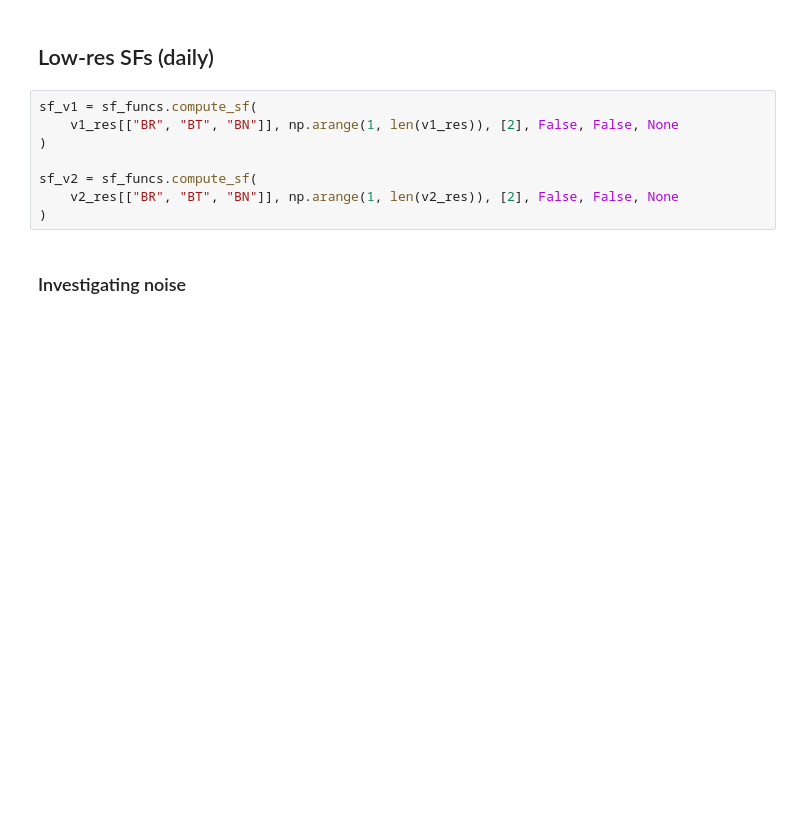
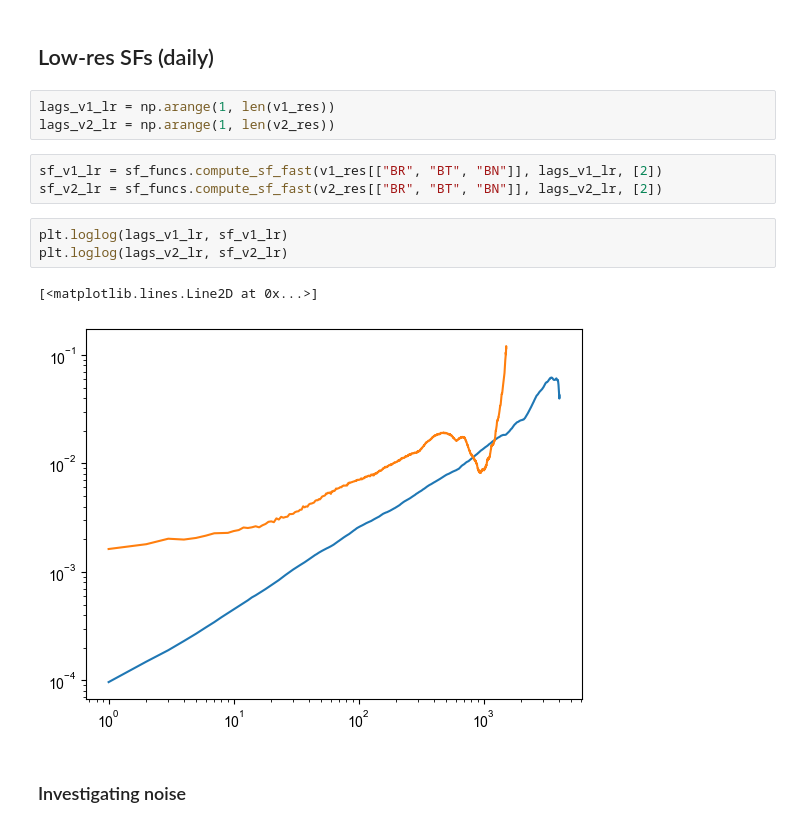
Before and after one commit to daniel-wrench/sf_gap_analysis, a Jupyter notebook: notebooks/ultimate_voyager_sfs.ipynb, the cells around one changed output. Cells and saved outputs as stored; diff of their text form; blank space fills up the shorter version.

```diff
--- a/notebooks/ultimate_voyager_sfs.ipynb
+++ b/notebooks/ultimate_voyager_sfs.ipynb
@@ -70,12 +72,16 @@ memory usage: 35.6 KB
 # %% [markdown]
 ## Low-res SFs (daily)
 # %%
-sf_v1 = sf_funcs.compute_sf(
-    v1_res[["BR", "BT", "BN"]], np.arange(1, len(v1_res)), [2], False, False, None
-)
-
-sf_v2 = sf_funcs.compute_sf(
-    v2_res[["BR", "BT", "BN"]], np.arange(1, len(v2_res)), [2], False, False, None
-)
+lags_v1_lr = np.arange(1, len(v1_res))
+lags_v2_lr = np.arange(1, len(v2_res))
+# %%
+sf_v1_lr = sf_funcs.compute_sf_fast(v1_res[["BR", "BT", "BN"]], lags_v1_lr, [2])
+sf_v2_lr = sf_funcs.compute_sf_fast(v2_res[["BR", "BT", "BN"]], lags_v2_lr, [2])
+# %%
+plt.loglog(lags_v1_lr, sf_v1_lr)
+plt.loglog(lags_v2_lr, sf_v2_lr)
+# %% [output]
+[<matplotlib.lines.Line2D at 0x...>]
+[figure, added]
 # %% [markdown]
 ### Investigating noise
```
Also changed, not shown: parts of 18 cells of this notebook.
